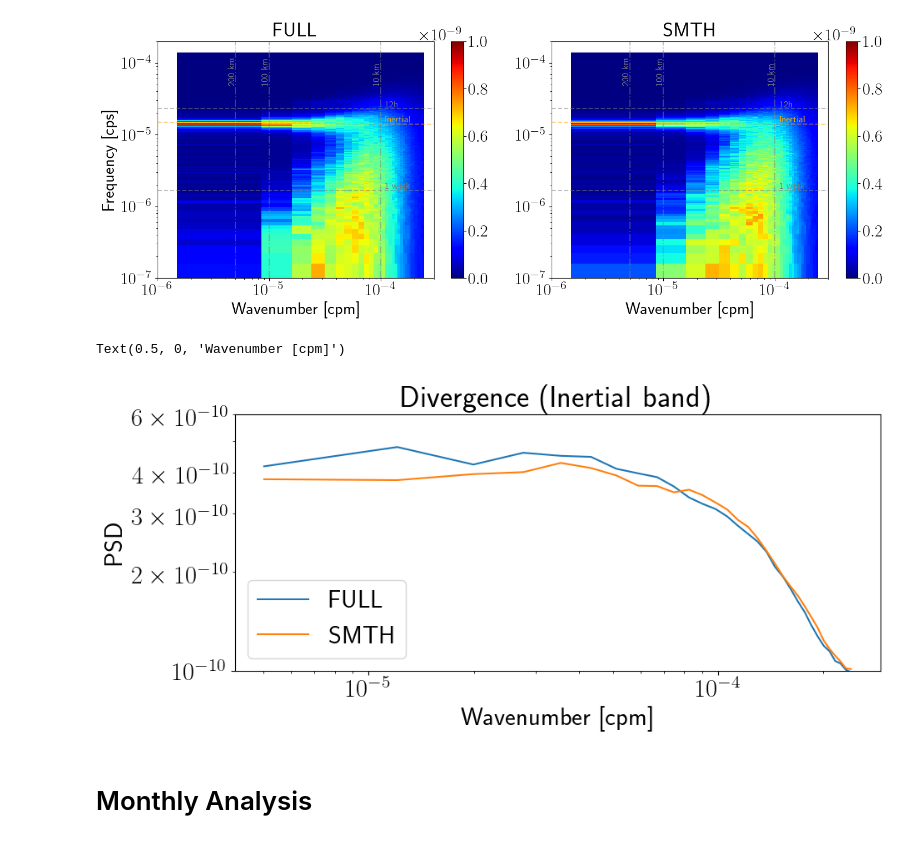
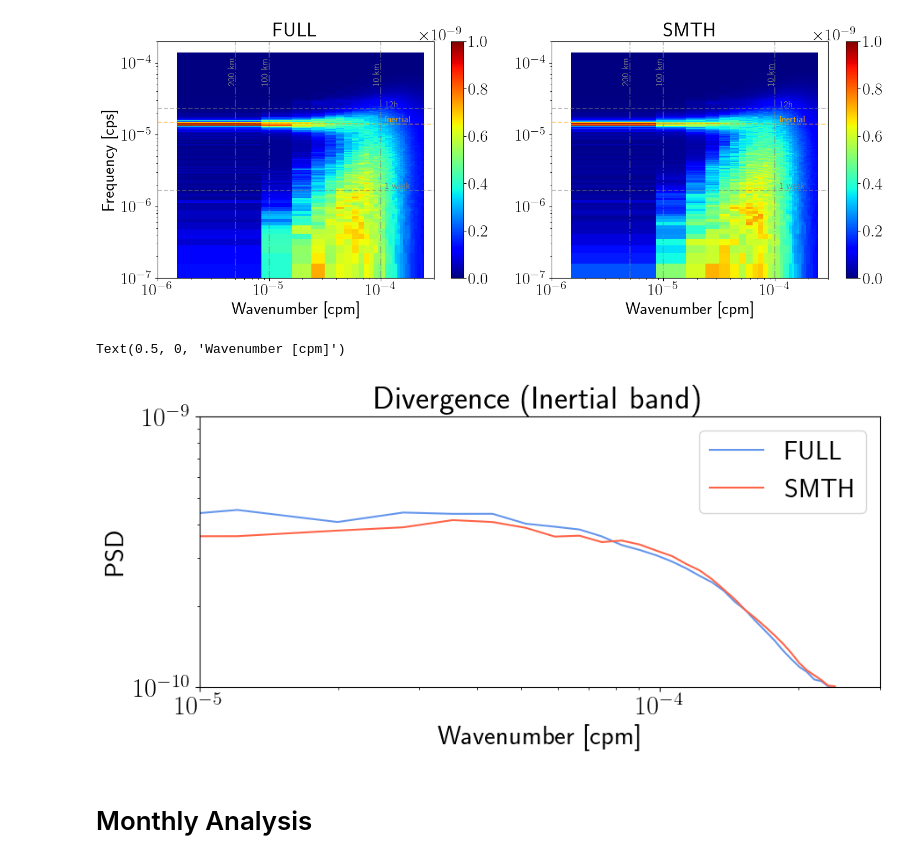
Before and after one commit to igoruchoa/FeedbackSubmeso, a Jupyter notebook: notebooks/TFB_NIW_proposal/WRF_freq_3D_parameter_saver.ipynb, the cells around one changed output. Drawn from its saved outputs; the diff is of its cells as text; code cells hidden in the pictures.

```diff
--- a/notebooks/TFB_NIW_proposal/WRF_freq_3D_parameter_saver.ipynb
+++ b/notebooks/TFB_NIW_proposal/WRF_freq_3D_parameter_saver.ipynb
@@ -932,25 +907,25 @@ plt.tight_layout()
 # %% [output]
 [figure]
 # %%
-band_sigma_full=(sigma_iso_full).sel(freq_time_counter=slice(1.4e-5,1.7e-5))
-band_sigma_smth=(sigma_iso_smth).sel(freq_time_counter=slice(1.4e-5,1.7e-5))
+band_sigma_full=(sigma_iso_full).sel(freq_time_counter=slice(1.39e-5,1.74e-5))
+band_sigma_smth=(sigma_iso_smth).sel(freq_time_counter=slice(1.39e-5,1.74e-5))
 # %%
 plt.figure(figsize=(10,4))
-plt.plot(band_sigma_full.freq_r/dxx,band_sigma_full.mean('freq_time_counter')/dxx,label='FULL')
-plt.plot(band_sigma_smth.freq_r/dxx,band_sigma_smth.mean('freq_time_counter')/dxx,label='SMTH')
+plt.plot(band_sigma_full.freq_r/dxx,band_sigma_full.mean('freq_time_counter')/dxx,label='FULL',color='cornflowerblue')
+plt.plot(band_sigma_smth.freq_r/dxx,band_sigma_smth.mean('freq_time_counter')/dxx,label='SMTH',color='tomato')
 
 plt.legend()
 xmin=1e-6;xmax=3e-4
 plt.xscale('log')
 plt.yscale('log')
-# plt.xlim(1e-5,xmax)
-plt.ylim(1e-10,0.6e-9)
+plt.xlim(1e-5,xmax)
+plt.ylim(1e-10,1e-9)
 
 plt.title('Divergence (Inertial band)')
 plt.ylabel(r'PSD ')
 plt.xlabel(r'Wavenumber [cpm]')
 # %% [output]
 Text(0.5, 0, 'Wavenumber [cpm]')
-[figure, old version]
+[figure, new version]
 # %% [markdown]
 # Monthly Analysis
```
Also changed, not shown: parts of 16 cells of this notebook, 17 other files.
